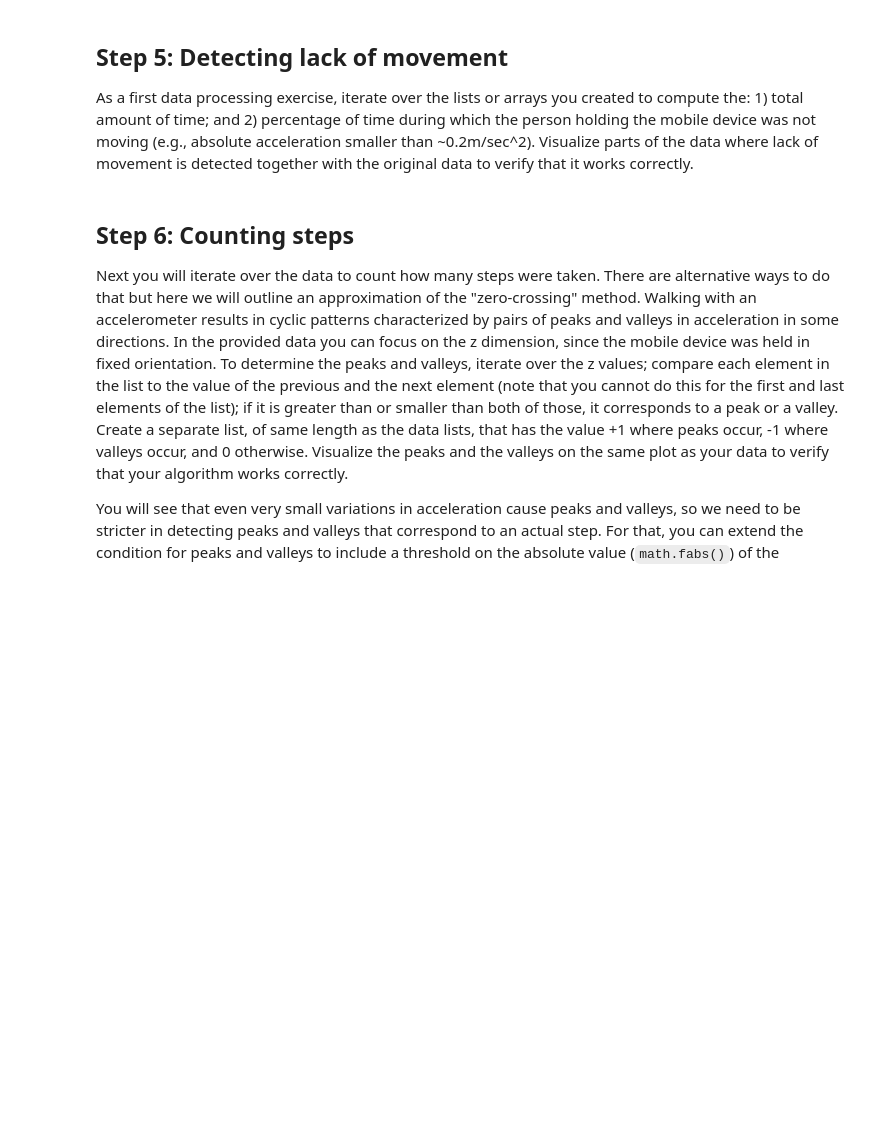
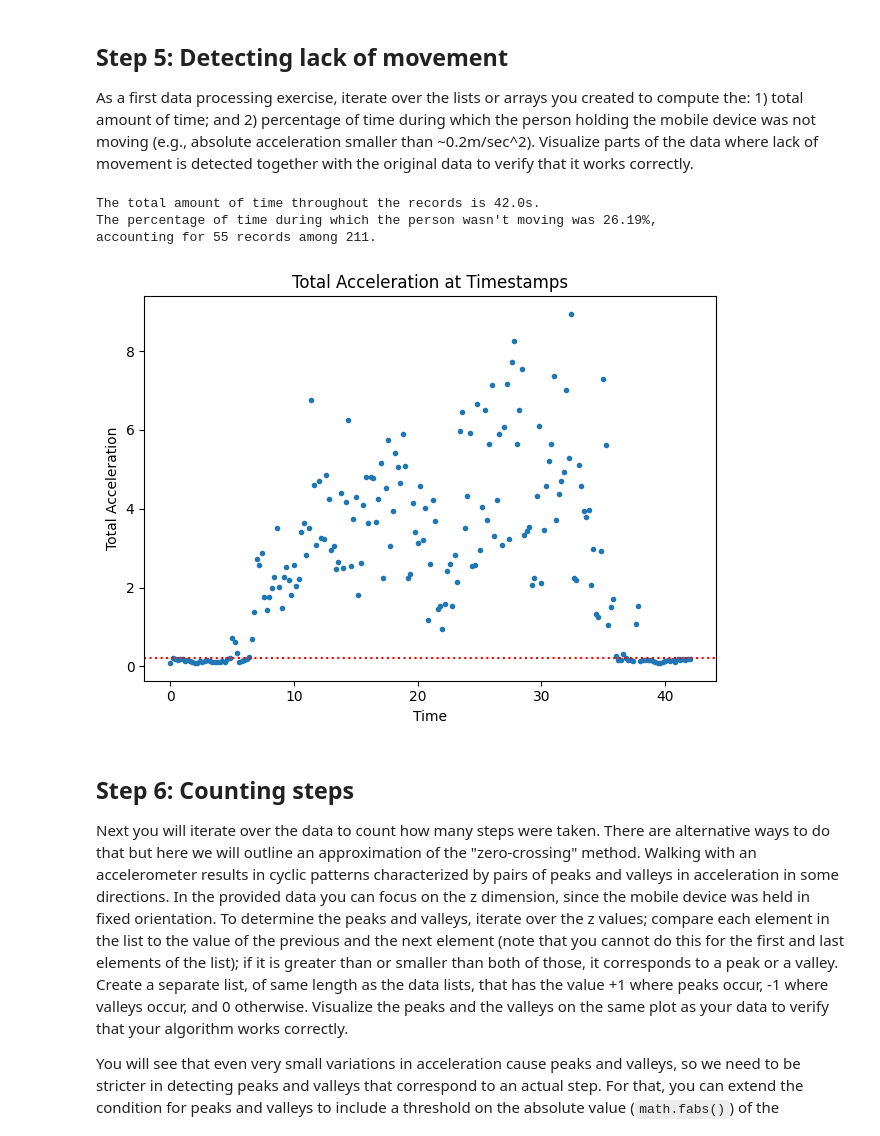
Before and after one commit to orangedavy/TECHIN510, a Jupyter notebook: Lab2/Lab2_Visualization.ipynb, the cells around one changed output. Cells and saved outputs as stored; diff of their text form; code cells hidden in the pictures; blank space fills up the shorter version.

```diff
--- a/Lab2/Lab2_Visualization.ipynb
+++ b/Lab2/Lab2_Visualization.ipynb
@@ -113,7 +113,7 @@ You can use the `pd.read_csv()`, but if you would like to practice some of the s
 
 Before starting to process the data, visualize it to get a better sense of what is in the data. Keep visualization steps in your script for your lab submission.
 # %%
-accel.set_axis(['Time', 'X', 'Y', 'Z'], axis=1)  # sets header for data
+accel.columns = ['Time', 'X', 'Y', 'Z']  # sets header for data
 
 print(
     f"Four lists or arrays requested can be obtained by indexing the column in the dataframe with its header."
@@ -139,3 +137,27 @@ As a first data processing exercise, iterate over the lists or arrays you create
+# %%
+total_time = accel['Time'].iloc[-1]  # retrieves time of the last record
+
+total_accel = accel.apply(lambda row: np.sqrt(row['X']**2 + row['Y']**2 + row['Z']**2), axis=1)
+
+percentage = sum(total_accel < 0.21) * 0.2 / total_time  # computes percentage of still time
+
+print(
+    f"The total amount of time throughout the records is {total_time:.1f}s."
+    f"\nThe percentage of time during which the person wasn't moving was {percentage:.2%},"
+    f"\naccounting for {sum(total_accel < 0.21)} records among {len(accel)}."
+)
+
+plt.plot(accel['Time'], total_accel, '.')
+plt.title('Total Acceleration at Timestamps')
+plt.xlabel('Time')
+plt.ylabel('Total Acceleration')
+plt.axhline(0.21, color='red', ls='dotted')  # draws a threshold line of 0.21
+plt.tight_layout()
+# %% [output]
+The total amount of time throughout the records is 42.0s.
+The percentage of time during which the person wasn't moving was 26.19%,
+accounting for 55 records among 211.
+[figure, added]
 # %% [markdown]
 ## Step 6: Counting steps
 
```
Also changed, not shown: parts of 3 cells of this notebook.
